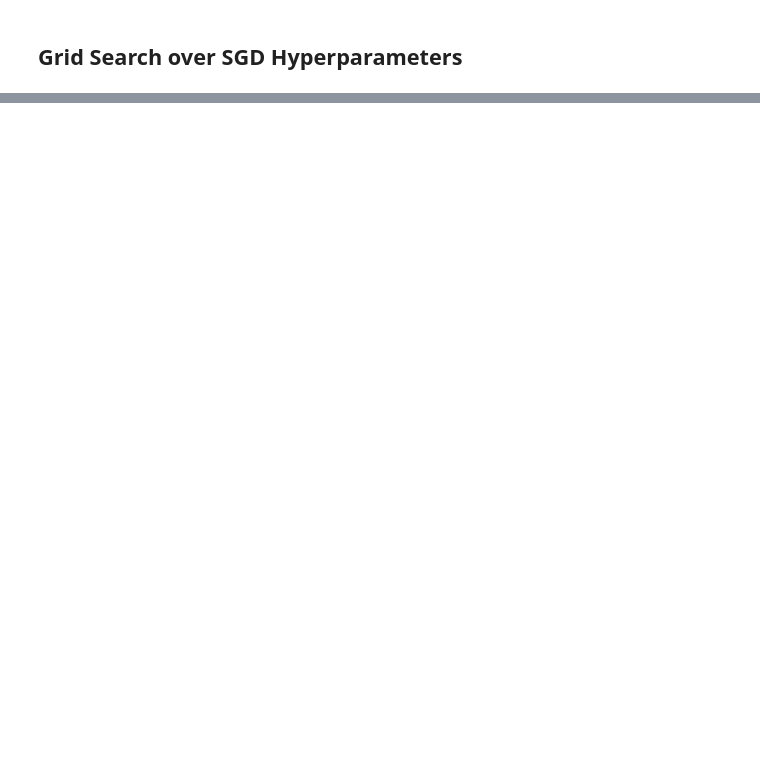
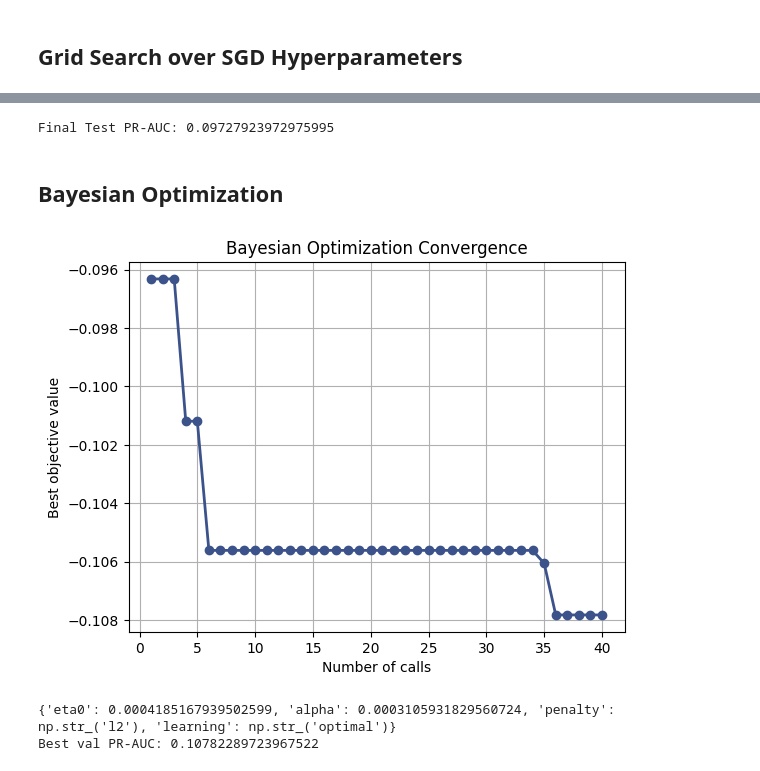
Before and after one commit to vbhaga89/MIT801_Assignment1, a Jupyter notebook: assignment1.ipynb, the cells around one changed output, grey strips where cells are left out. Drawn from its saved outputs; the diff is of its cells as text; code cells hidden in the pictures; blank space fills up the shorter version.

```diff
--- a/assignment1.ipynb
+++ b/assignment1.ipynb
@@ -478,14 +502,19 @@ Mean test PR_AUC: 0.09345447303134177
 # %%
 # eta0 = 1e-2
 print("SGD Classifier with eta0=1e-2 \n")
-results, runtime = run_model(learning_rate=1e-2)
-results_df = pd.DataFrame(results, columns=["fold", "roc_train", "pr_train", "roc_val", "pr_val", "roc_test", "pr_test"])
+
+results, runtime, test_results = run_model(learning_rate=1e-2)
+results_df = pd.DataFrame(results, columns=["fold", "roc_train", "pr_train", "roc_val", "pr_val","recall_p80"])
 
 print(f'\nRuntime: {runtime} s \n')
 print(results_df)
-print("\nMean train PR_AUC:", results_df["pr_train"].mean())
+print("\nSD train PR_AUC:", results_df["pr_train"].std())
+print("Mean train PR_AUC:", results_df["pr_train"].mean())
+print("\nSD val PR_AUC:", results_df["pr_val"].std())
 print("Mean val PR_AUC:", results_df["pr_val"].mean())
-print("Mean test PR_AUC:", results_df["pr_test"].mean())
+print("\nTest PR_AUC:", test_results[1])
+print("\nSD val Recall@P>=0.8:", results_df["recall_p80"].std())
+print("Mean val Recall@P>=0.8:", results_df["recall_p80"].mean())
 # %% [output]
 SGD Classifier with eta0=1e-2
 
@@ -520,0 +629,24 @@ param_grid = {
+# %%
+# Get best configuration and its test score
+
+best_model_grid = grid.best_estimator_
+
+y_test_proba_grid = best_model_grid.predict_proba(X_test)[:, 1]
+
+roc_test_grid = roc_auc_score(y_test, y_test_proba_grid)
+pr_test_grid  = average_precision_score(y_test, y_test_proba_grid)
+
+print("Final Test PR-AUC:", pr_test_grid)
+# %% [output]
+Final Test PR-AUC: 0.09727923972975995
+# %% [markdown]
+## Bayesian Optimization
+# %%
+# Create search space
+
+space = [
+    Real(1e-5, 1e-1, prior="log-uniform", name="eta0"),
+    Real(1e-7, 1e-2, prior="log-uniform", name="alpha"),
+    Categorical(["l1", "l2"], name="penalty"),
+    Categorical(["constant", "optimal", "invscaling", "adaptive"], name="learning_rate")
+]
@@ -520,0 +682,34 @@ param_grid = {
+# %%
+# Run Bayesian Optimization
+
+result = gp_minimize(
+    objective,
+    space,
+    n_calls=40,
+    random_state=42
+)
+# %%
+# Convergance plot of best score achieved versus trial number
+plot_convergence(result)
+
+plt.xlabel("Number of calls")
+plt.ylabel("Best objective value")
+plt.title("Bayesian Optimization Convergence")
+plt.show()
+# %% [output]
+[figure, added]
+# %%
+# Get best configuration
+
+best_params = {
+    "eta0": result.x[0],
+    "alpha": result.x[1],
+    "penalty": result.x[2],
+    "learning": result.x[3]
+}
+
+print(best_params)
+print("Best val PR-AUC:", -result.fun)
+# %% [output]
+{'eta0': 0.0004185167939502599, 'alpha': 0.0003105931829560724, 'penalty': np.str_('l2'), 'learning': np.str_('optimal')}
+Best val PR-AUC: 0.10782289723967522
```
Also changed, not shown: parts of 21 cells of this notebook, 1 other file.
